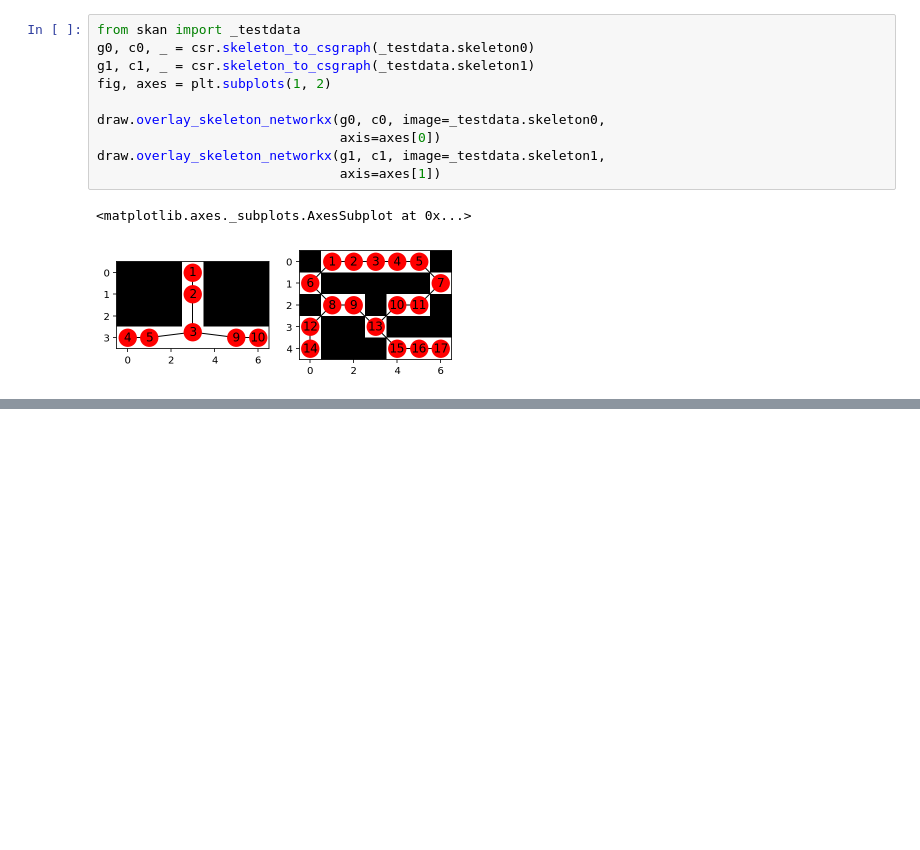
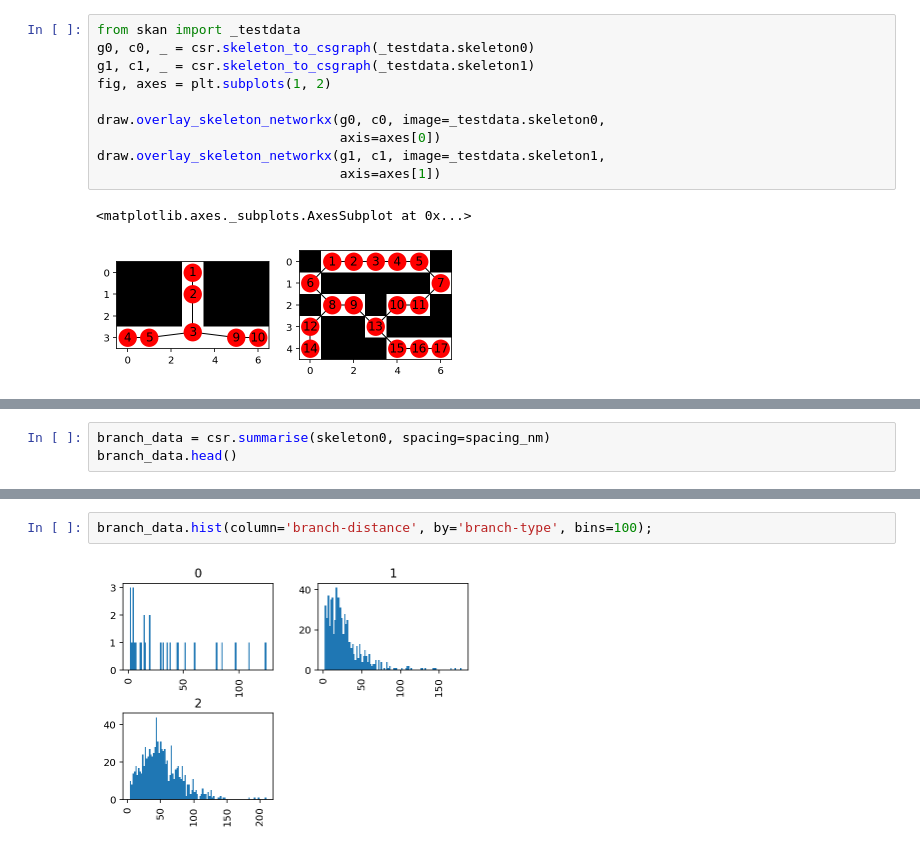
Before and after one commit to jni/skan, a Jupyter notebook: doc/getting_started.ipynb, the cells around one changed output, grey strips where cells are left out. Drawn from its saved outputs; the diff is of its cells as text; blank space fills up the shorter version.

```diff
--- a/doc/getting_started.ipynb
+++ b/doc/getting_started.ipynb
@@ -113,0 +116,3 @@ The function `skan.csr.summarise` uses this graph to trace the path from junctio
+# %%
+branch_data = csr.summarise(skeleton0, spacing=spacing_nm)
+branch_data.head()
@@ -113,0 +141,4 @@ The function `skan.csr.summarise` uses this graph to trace the path from junctio
+# %%
+branch_data.hist(column='branch-distance', by='branch-type', bins=100);
+# %% [output]
+[figure, added]
```
Also changed, not shown: parts of 9 cells of this notebook.
